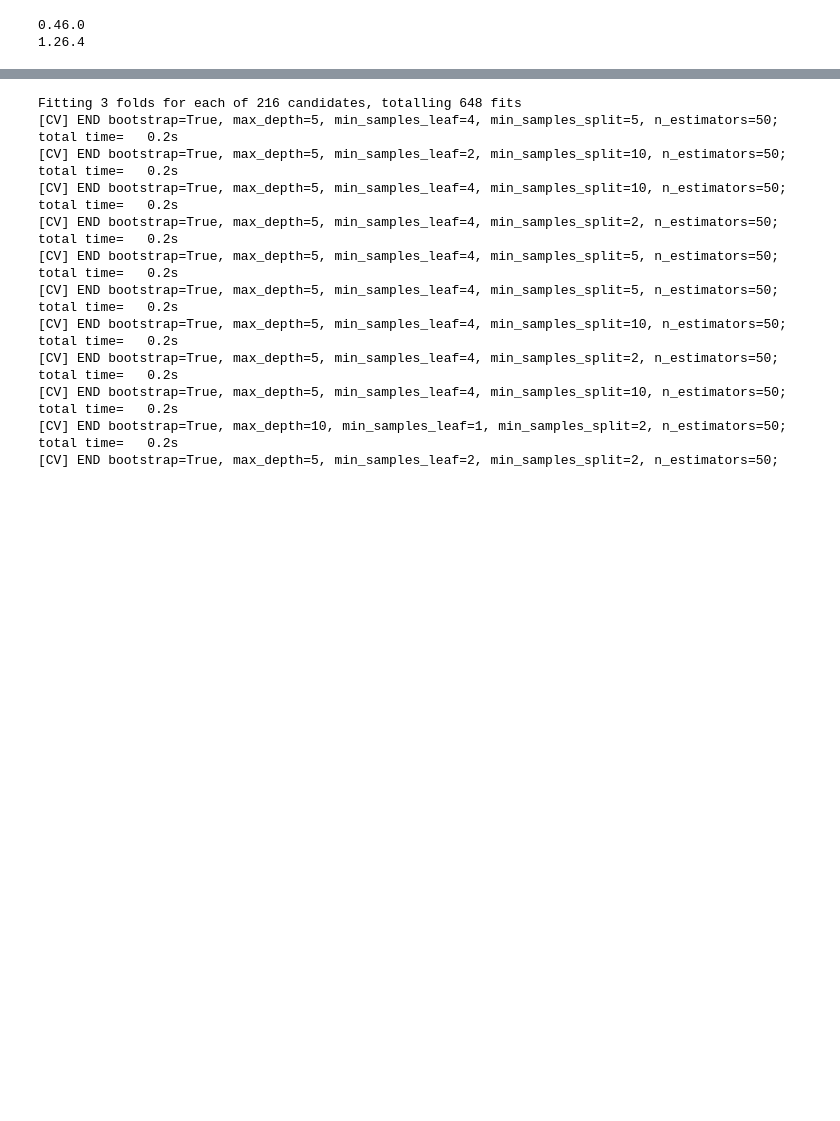
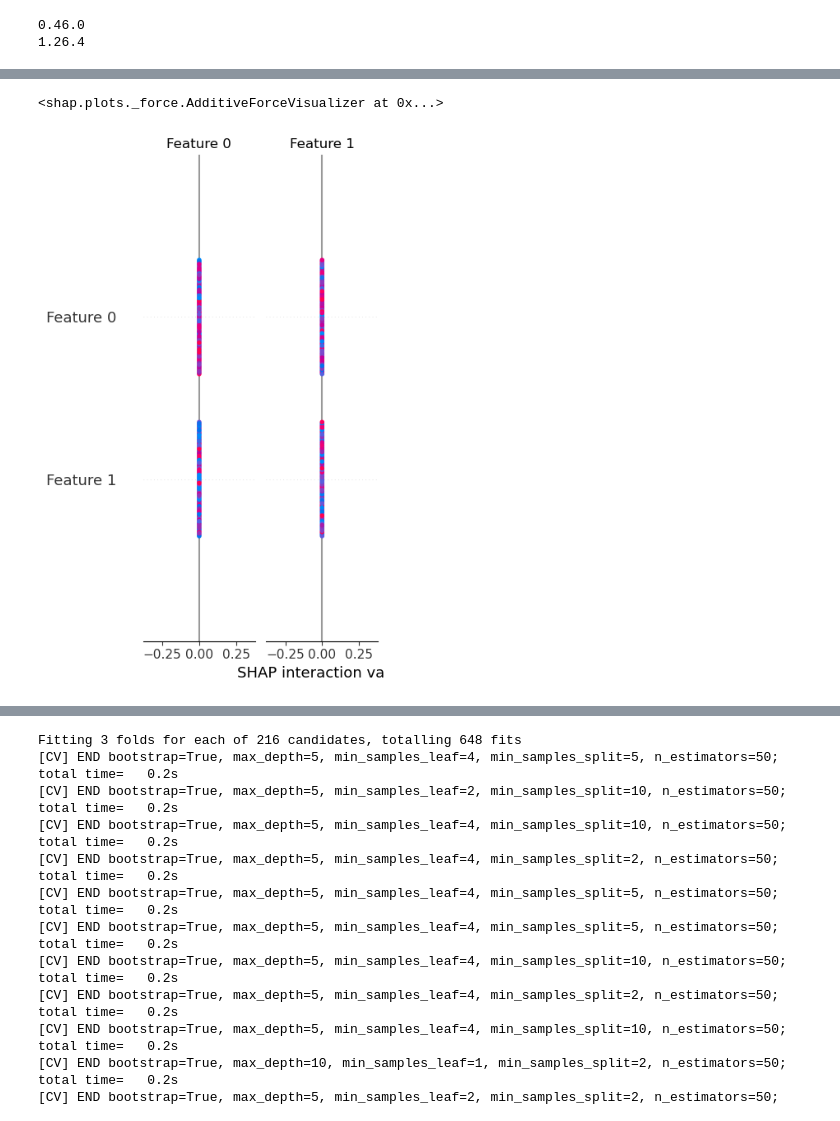
Before and after one commit to younggun339/PageLink, a Jupyter notebook: Bladder/test.ipynb, the cells around one changed output, grey strips where cells are left out. Saved outputs shown, nothing was run; the diff lists cells and outputs as text; code cells hidden in the pictures; blank space fills up the shorter version.

```diff
--- a/Bladder/test.ipynb
+++ b/Bladder/test.ipynb
@@ -361,0 +458,13 @@ The aliases was originally deprecated in NumPy 1.20; for more details and guidan
+# %%
+# SHAP 시각화
+shap.force_plot(
+    explainer.expected_value[class_index],  # 기준값
+    shap_values[sample_index, :, class_index],  # SHAP 값
+    X_df.iloc[sample_index, :]  # gene 이름이 포함된 샘플 데이터
+)
+# %% [output]
+<shap.plots._force.AdditiveForceVisualizer at 0x...>
+# %%
+shap.summary_plot(shap_values, X, plot_type="dot")
+# %% [output]
+[figure, added]
```
Also changed, not shown: parts of 17 cells of this notebook, 3 other files.
